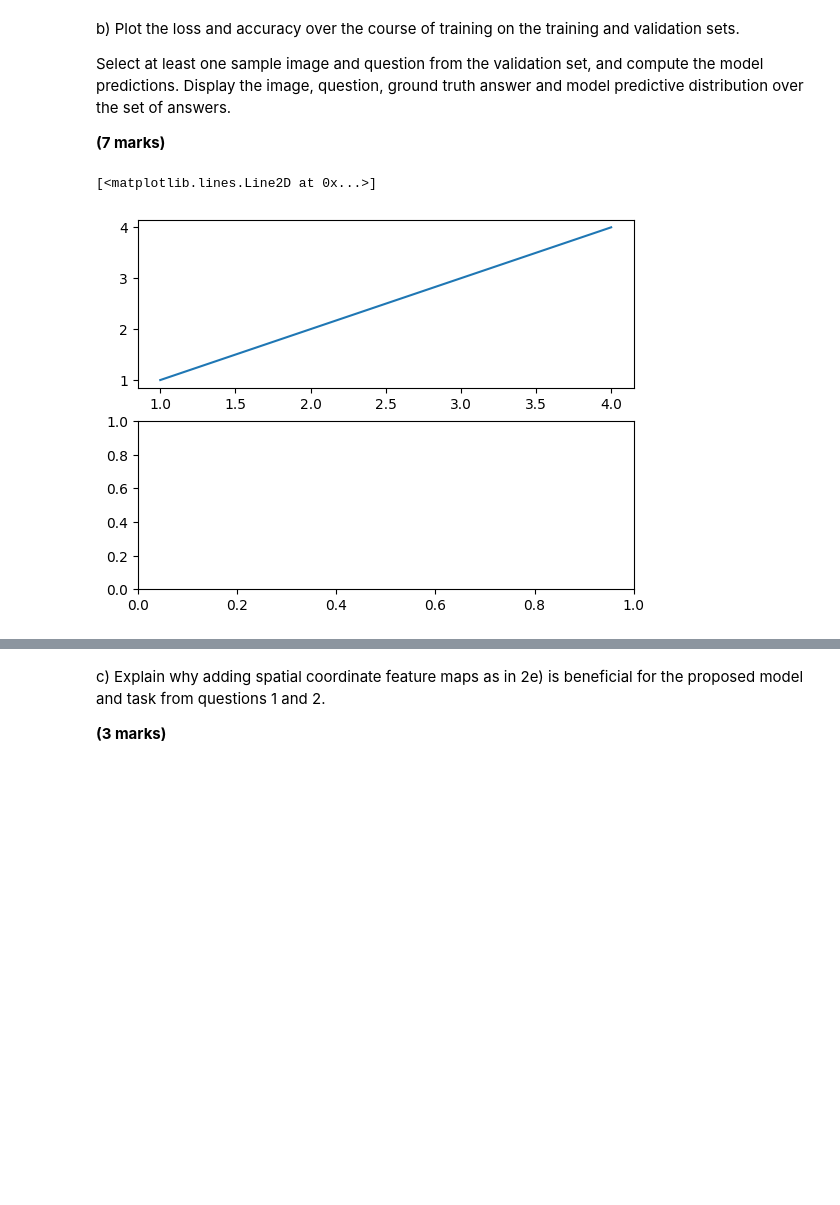
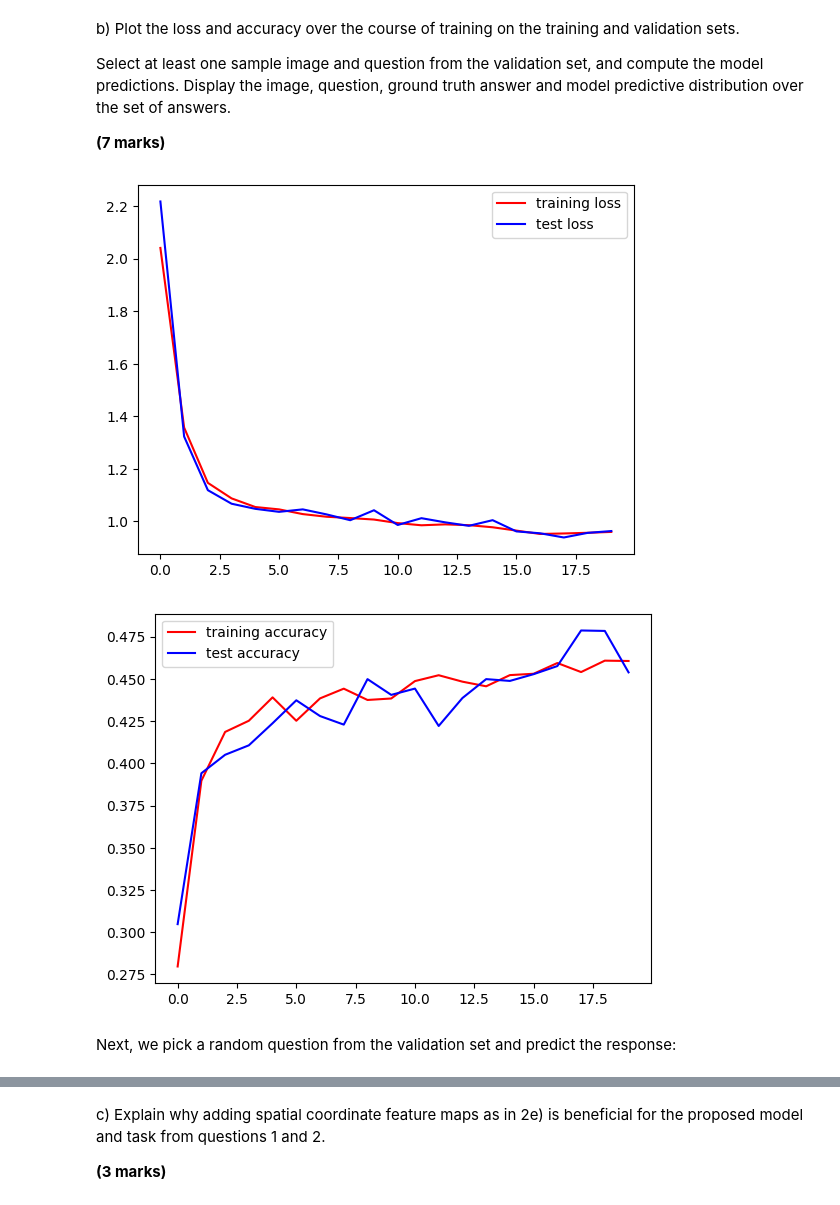
Before and after one commit to frasermartinx/DL, a Jupyter notebook: Week 7/DL_CW2_02476922/DL_CW2_02476922.ipynb, the cells around one changed output, grey strips where cells are left out. Saved outputs shown, nothing was run; the diff lists cells and outputs as text; code cells hidden in the pictures; blank space fills up the shorter version.

```diff
--- a/Week 7/DL_CW2_02476922/DL_CW2_02476922.ipynb
+++ b/Week 7/DL_CW2_02476922/DL_CW2_02476922.ipynb
@@ -639,16 +649,21 @@ Select at least one sample image and question from the validation set, and compu
 
 **(7 marks)**
 # %%
-fig,axs = plt.subplots(2)
 
-axs[0].plot(fm_history.history["loss"], "r", label = "training loss")
-axs[0].plot(fm_history.history["val_loss"],"b",label = "test loss")
+plt.plot(fm_history.history["loss"], "r", label = "training loss")
+plt.plot(fm_history.history["val_loss"],"b",label = "test loss")
+plt.legend()
+plt.show()
 
-axs[1].plot(fm_history.history["accuracy"], "r", label = "training accuracy")
-axs[1].plot(fm_history.history["val_accuracy"],"b",label = "test accuracy")
+plt.plot(fm_history.history["accuracy"], "r", label = "training accuracy")
+plt.plot(fm_history.history["val_accuracy"],"b",label = "test accuracy")
+plt.legend()
+plt.show()
 # %% [output]
-[<matplotlib.lines.Line2D at 0x...>]
-[figure, old version]
+[figure, new version]
+[figure, added]
+# %% [markdown]
+Next, we pick a random question from the validation set and predict the response:
 # %%
 #select a batch
 for ele in val_ds.take(1):
```
Also changed, not shown: parts of 16 cells of this notebook.
